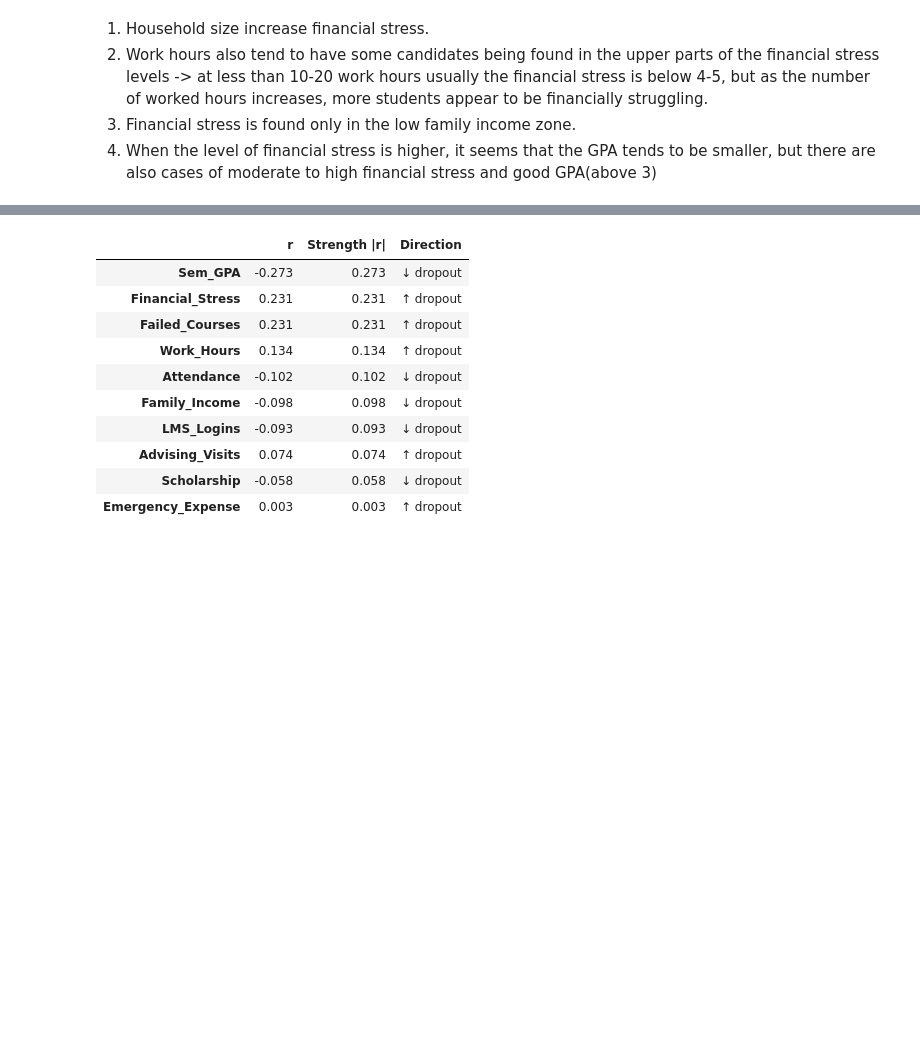
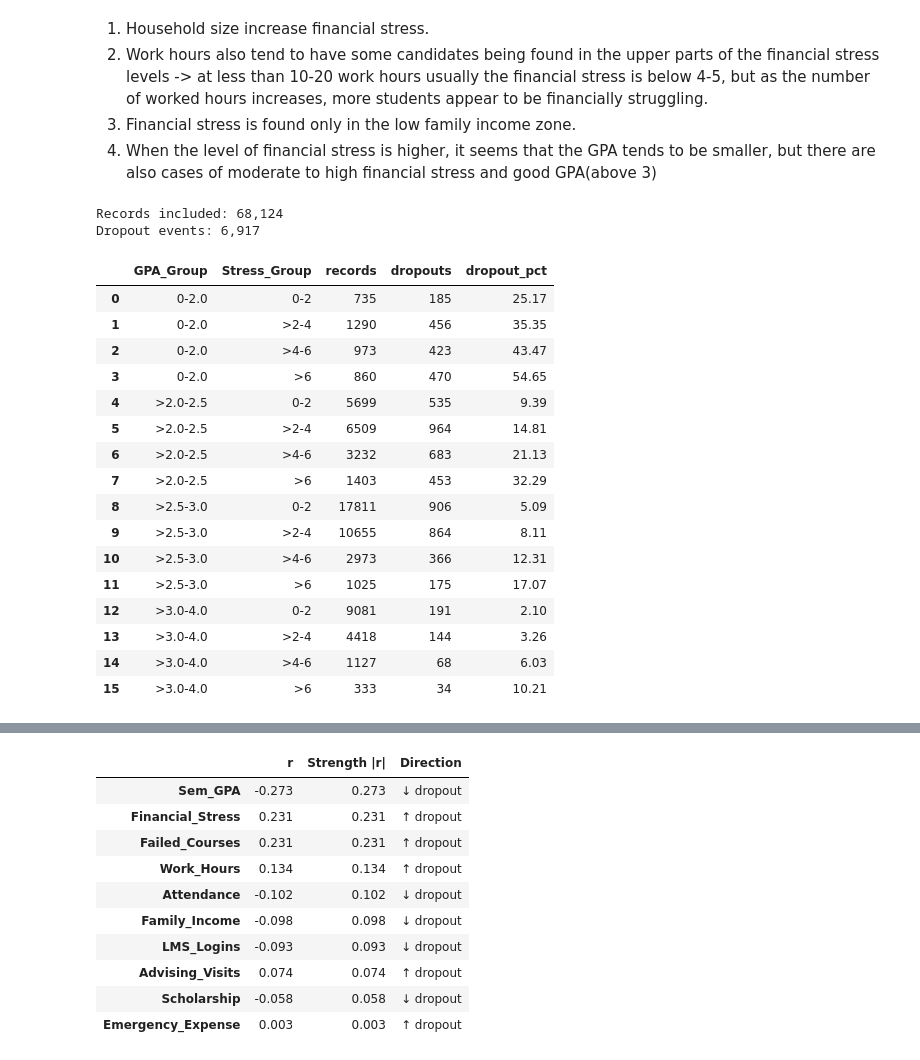
Before and after one commit to mihaighise/student_retention_analysis, a Jupyter notebook: Student_Retention.ipynb, the cells around one changed output, grey strips where cells are left out. Saved outputs shown, nothing was run; the diff lists cells and outputs as text; code cells hidden in the pictures; blank space fills up the shorter version.

```diff
--- a/Student_Retention.ipynb
+++ b/Student_Retention.ipynb
@@ -1024,3 +1024,76 @@ plt.show()
 2. Work hours also tend to have some candidates being found in the upper parts of the financial stress levels -> at less than 10-20 work hours usually the financial stress is below 4-5, but as the number of worked hours increases, more students appear to be financially struggling.
 3. Financial stress is found only in the low family income zone.
 4. When the level of financial stress is higher, it seems that the GPA tends to be smaller, but there are also cases of moderate to high financial stress and good GPA(above 3)
+# %%
+# create GPA and financial stress groups statistics
+joint = df_dropout[
+    ["Sem_GPA", "Financial_Stress", target]
+].copy()
+
+gpa_labels = [
+    "0-2.0",
+    ">2.0-2.5",
+    ">2.5-3.0",
+    ">3.0-4.0",
+]
+
+stress_labels = [
+    "0-2",
+    ">2-4",
+    ">4-6",
+    ">6",
+]
+
+joint["GPA_Group"] = pd.cut(
+    joint["Sem_GPA"],
+    bins=[0, 2, 2.5, 3, 4],
+    labels=gpa_labels,
+    include_lowest=True,
+)
+
+joint["Stress_Group"] = pd.cut(
+    joint["Financial_Stress"],
+    bins=[0, 2, 4, 6, np.inf],
+    labels=stress_labels,
+    include_lowest=True,
+)
+
+joint_summary = (
+    joint.groupby(
+        ["GPA_Group", "Stress_Group"],
+        observed=False,
+    )[target]
+    .agg(
+        records="size",
+        dropouts="sum",
+        dropout_pct="mean",
+    )
+    .reset_index()
+)
+
+joint_summary["dropout_pct"] *= 100
+
+print(f"Records included: {joint_summary['records'].sum():,}")
+print(f"Dropout events: {joint_summary['dropouts'].sum():,}")
+
+display(joint_summary.round({"dropout_pct": 2}))
+# %% [output]
+Records included: 68,124
+Dropout events: 6,917
+|  | GPA_Group | Stress_Group | records | dropouts | dropout_pct |
+| 0 | 0-2.0 | 0-2 | 735 | 185 | 25.17 |
+| 1 | 0-2.0 | >2-4 | 1290 | 456 | 35.35 |
+| 2 | 0-2.0 | >4-6 | 973 | 423 | 43.47 |
+| 3 | 0-2.0 | >6 | 860 | 470 | 54.65 |
+| 4 | >2.0-2.5 | 0-2 | 5699 | 535 | 9.39 |
+| 5 | >2.0-2.5 | >2-4 | 6509 | 964 | 14.81 |
+| 6 | >2.0-2.5 | >4-6 | 3232 | 683 | 21.13 |
+| 7 | >2.0-2.5 | >6 | 1403 | 453 | 32.29 |
+| 8 | >2.5-3.0 | 0-2 | 17811 | 906 | 5.09 |
+| 9 | >2.5-3.0 | >2-4 | 10655 | 864 | 8.11 |
+| 10 | >2.5-3.0 | >4-6 | 2973 | 366 | 12.31 |
+| 11 | >2.5-3.0 | >6 | 1025 | 175 | 17.07 |
+| 12 | >3.0-4.0 | 0-2 | 9081 | 191 | 2.10 |
+| 13 | >3.0-4.0 | >2-4 | 4418 | 144 | 3.26 |
+| 14 | >3.0-4.0 | >4-6 | 1127 | 68 | 6.03 |
+| 15 | >3.0-4.0 | >6 | 333 | 34 | 10.21 |
```
Also changed, not shown: parts of 2 cells of this notebook.
